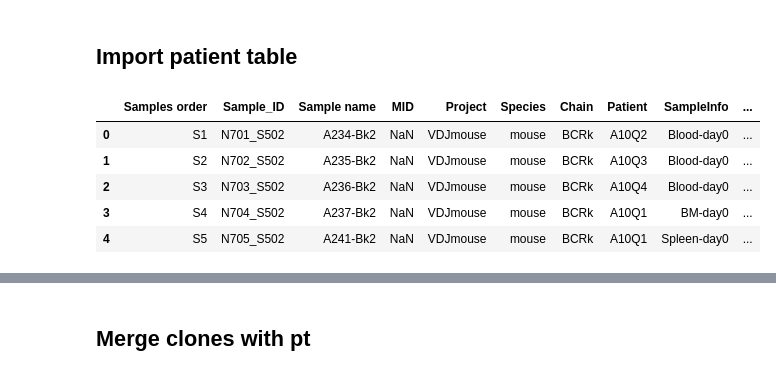
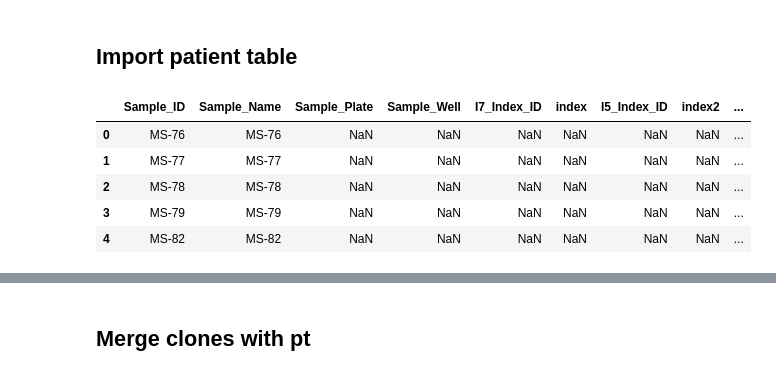
Before and after one commit to EDS-Bioinformatics-Laboratory/reseda, a Jupyter notebook: NOTEBOOKS/SampleSimilarity.ipynb, the cells around one changed output, grey strips where cells are left out. Cells and saved outputs as stored; diff of their text form; code cells hidden in the pictures.

```diff
--- a/NOTEBOOKS/SampleSimilarity.ipynb
+++ b/NOTEBOOKS/SampleSimilarity.ipynb
@@ -20,6 +18,6 @@ myfiles
 # %%
-pt_file="20200727_MSrun039_pt_table.csv"
-run = "run39"
+pt_file="20201005-DataSheet-Maria4.csv"
+run = "runMaria4"
 plotfile=run + "-similarity-" + celltype + '.pdf'
 suspects_list = run + "-similarity-" + celltype + ".txt"
 excel_file = run + "-similarity-" + celltype + ".xlsx"
@@ -58,16 +56,16 @@ clones.head()
 # %% [markdown]
 ## Import patient table
 # %%
-pt = pd.read_csv(pt_file, sep=";")
+pt = pd.read_csv(pt_file, sep=",", skiprows=20)
 pt = pt.rename(columns = {'Sample': 'SampleInfo'})
 pt.head()
 # %% [output]
-|  | Samples order | Sample_ID | Sample name | MID | Project | Species | Chain | Patient | SampleInfo | ... |
-| 0 | S1 | N701_S502 | A234-Bk2 | NaN | VDJmouse | mouse | BCRk | A10Q2 | Blood-day0 | ... |
-| 1 | S2 | N702_S502 | A235-Bk2 | NaN | VDJmouse | mouse | BCRk | A10Q3 | Blood-day0 | ... |
-| 2 | S3 | N703_S502 | A236-Bk2 | NaN | VDJmouse | mouse | BCRk | A10Q4 | Blood-day0 | ... |
-| 3 | S4 | N704_S502 | A237-Bk2 | NaN | VDJmouse | mouse | BCRk | A10Q1 | BM-day0 | ... |
-| 4 | S5 | N705_S502 | A241-Bk2 | NaN | VDJmouse | mouse | BCRk | A10Q1 | Spleen-day0 | ... |
+|  | Sample_ID | Sample_Name | Sample_Plate | Sample_Well | I7_Index_ID | index | I5_Index_ID | index2 | ... |
+| 0 | MS-76 | MS-76 | NaN | NaN | NaN | NaN | NaN | NaN | ... |
+| 1 | MS-77 | MS-77 | NaN | NaN | NaN | NaN | NaN | NaN | ... |
+| 2 | MS-78 | MS-78 | NaN | NaN | NaN | NaN | NaN | NaN | ... |
+| 3 | MS-79 | MS-79 | NaN | NaN | NaN | NaN | NaN | NaN | ... |
+| 4 | MS-82 | MS-82 | NaN | NaN | NaN | NaN | NaN | NaN | ... |
 # %%
 # Concatenate sample-id and nr in a new column
 f = lambda x,y: str(x) + "_" + str(y)
```
Also changed, not shown: parts of 16 cells of this notebook, 3 other files.
